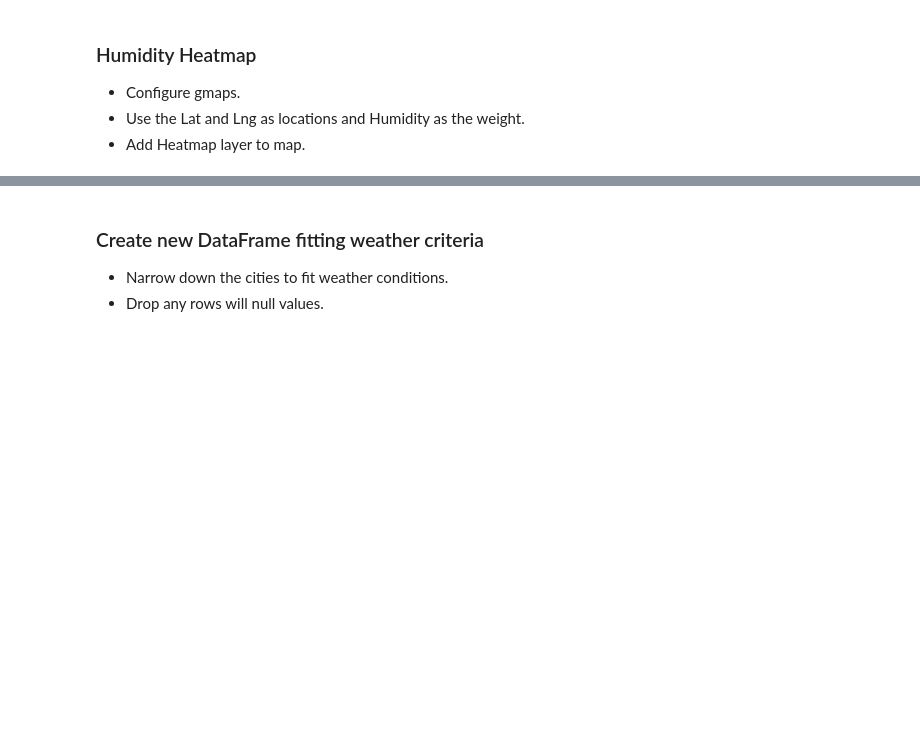
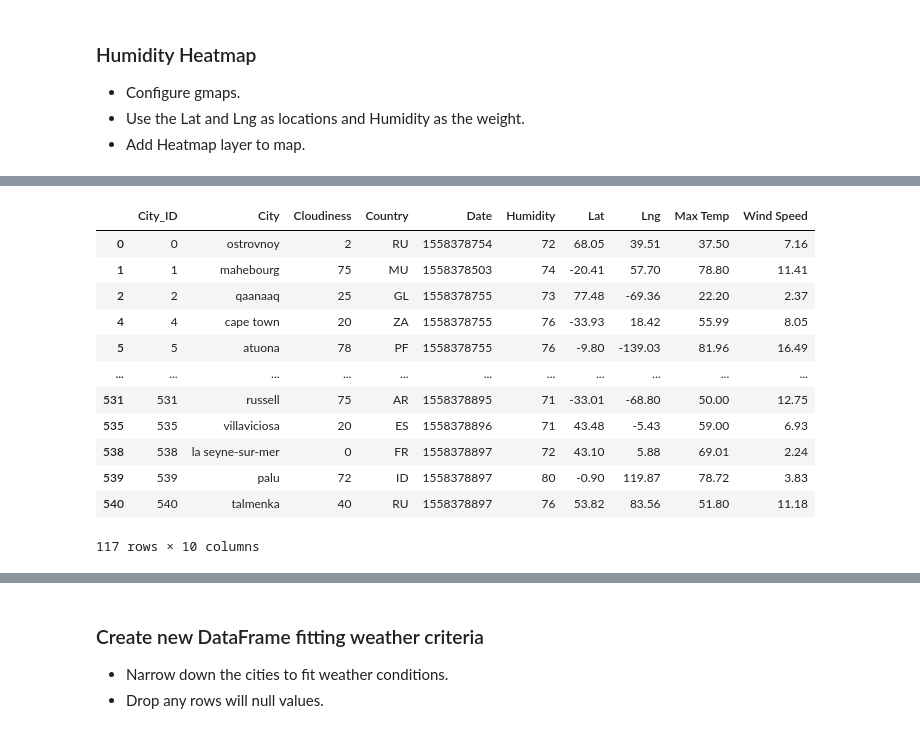
Before and after one commit to dgustave/Python-API-Challenge, a Jupyter notebook: Python-API-Challenge/Instructions/starter_code/VacationPy.ipynb, the cells around one changed output, grey strips where cells are left out. Saved outputs shown, nothing was run; the diff lists cells and outputs as text; code cells hidden in the pictures; blank space fills up the shorter version.

```diff
--- a/Python-API-Challenge/Instructions/starter_code/VacationPy.ipynb
+++ b/Python-API-Challenge/Instructions/starter_code/VacationPy.ipynb
@@ -28,3 +28,7 @@ import gmaps
 import json
 from api_keys import vacay_key
 gmaps.configure(api_key = vacay_key)
+# %%
+# read the cities.csv to create dataframe, previous cells are not needed to be executed as long as cities.csv was created
+weather_map = pd.read_csv("../output_data/cities.csv", encoding="utf-8")
+weather_map.head()
@@ -35,0 +70,18 @@ gmaps.configure(api_key = vacay_key)
+# %%
+#   A max temperature lower than 80 degrees but higher than 70.
+maxhh = weather_map[(weather_map["Humidity"] <= 80) & (weather_map["Humidity"] >= 70)]
+maxhh.dropna(how='any')
+# %% [output]
+|  | City_ID | City | Cloudiness | Country | Date | Humidity | Lat | Lng | Max Temp | Wind Speed |
+| 0 | 0 | ostrovnoy | 2 | RU | 1558378754 | 72 | 68.05 | 39.51 | 37.50 | 7.16 |
+| 1 | 1 | mahebourg | 75 | MU | 1558378503 | 74 | -20.41 | 57.70 | 78.80 | 11.41 |
+| 2 | 2 | qaanaaq | 25 | GL | 1558378755 | 73 | 77.48 | -69.36 | 22.20 | 2.37 |
+| 4 | 4 | cape town | 20 | ZA | 1558378755 | 76 | -33.93 | 18.42 | 55.99 | 8.05 |
+| 5 | 5 | atuona | 78 | PF | 1558378755 | 76 | -9.80 | -139.03 | 81.96 | 16.49 |
+| ... | ... | ... | ... | ... | ... | ... | ... | ... | ... | ... |
+| 531 | 531 | russell | 75 | AR | 1558378895 | 71 | -33.01 | -68.80 | 50.00 | 12.75 |
+| 535 | 535 | villaviciosa | 20 | ES | 1558378896 | 71 | 43.48 | -5.43 | 59.00 | 6.93 |
+| 538 | 538 | la seyne-sur-mer | 0 | FR | 1558378897 | 72 | 43.10 | 5.88 | 69.01 | 2.24 |
+| 539 | 539 | palu | 72 | ID | 1558378897 | 80 | -0.90 | 119.87 | 78.72 | 3.83 |
+| 540 | 540 | talmenka | 40 | RU | 1558378897 | 76 | 53.82 | 83.56 | 51.80 | 11.18 |
+117 rows × 10 columns
```
Also changed, not shown: parts of 13 cells of this notebook, 21 other files.
